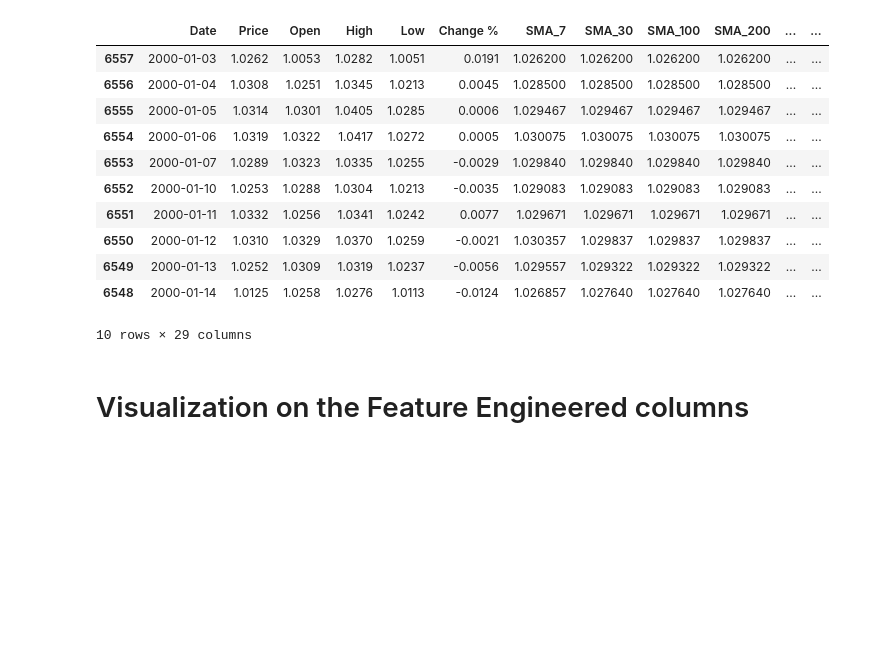
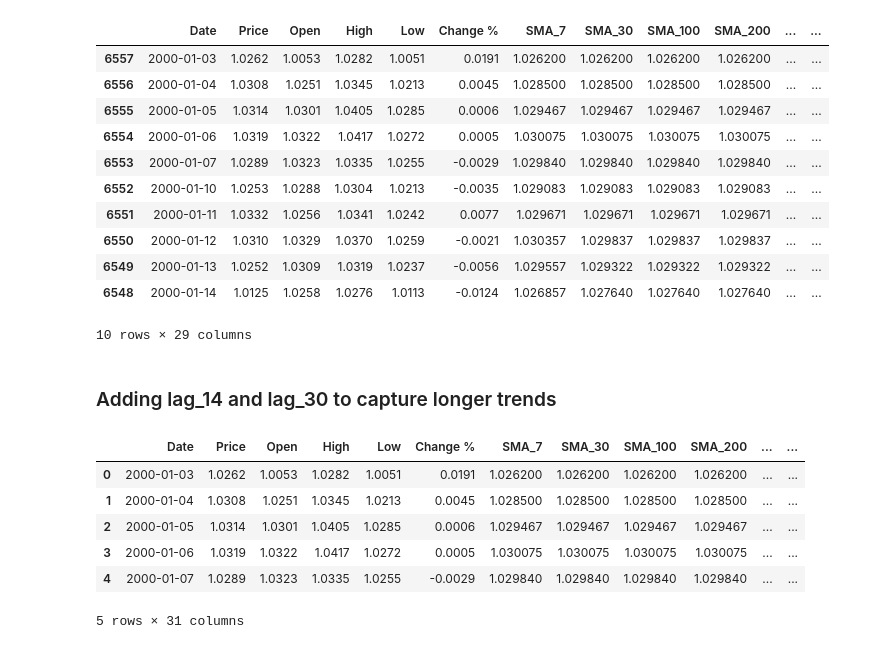
Before and after one commit to Saifansari-ai/eurousd_price_predictor, a Jupyter notebook: data_analysis.ipynb, the cells around one changed output. Saved outputs shown, nothing was run; the diff lists cells and outputs as text; code cells hidden in the pictures; blank space fills up the shorter version.

```diff
--- a/data_analysis.ipynb
+++ b/data_analysis.ipynb
@@ -443,5 +444,20 @@ df.head(10)
 | 6549 | 2000-01-13 | 1.0252 | 1.0309 | 1.0319 | 1.0237 | -0.0056 | 1.029557 | 1.029322 | 1.029322 | 1.029322 | ... | ... |
 | 6548 | 2000-01-14 | 1.0125 | 1.0258 | 1.0276 | 1.0113 | -0.0124 | 1.026857 | 1.027640 | 1.027640 | 1.027640 | ... | ... |
 10 rows × 29 columns
-# %% [markdown]
-# Visualization on the Feature Engineered columns
+# %% [markdown]
+### Adding lag_14 and lag_30 to capture longer trends
+# %%
+df["Lag_14"] = df["Price"].shift(14)
+df["Lag_30"] = df["Price"].shift(30)
+
+# Save the updated dataset
+df.to_csv("EUR_USD_price_2000_2025.csv", index=False)
+df.head()
+# %% [output]
+|  | Date | Price | Open | High | Low | Change % | SMA_7 | SMA_30 | SMA_100 | SMA_200 | ... | ... |
+| 0 | 2000-01-03 | 1.0262 | 1.0053 | 1.0282 | 1.0051 | 0.0191 | 1.026200 | 1.026200 | 1.026200 | 1.026200 | ... | ... |
+| 1 | 2000-01-04 | 1.0308 | 1.0251 | 1.0345 | 1.0213 | 0.0045 | 1.028500 | 1.028500 | 1.028500 | 1.028500 | ... | ... |
+| 2 | 2000-01-05 | 1.0314 | 1.0301 | 1.0405 | 1.0285 | 0.0006 | 1.029467 | 1.029467 | 1.029467 | 1.029467 | ... | ... |
+| 3 | 2000-01-06 | 1.0319 | 1.0322 | 1.0417 | 1.0272 | 0.0005 | 1.030075 | 1.030075 | 1.030075 | 1.030075 | ... | ... |
+| 4 | 2000-01-07 | 1.0289 | 1.0323 | 1.0335 | 1.0255 | -0.0029 | 1.029840 | 1.029840 | 1.029840 | 1.029840 | ... | ... |
+5 rows × 31 columns
```
Also changed, not shown: parts of 6 cells of this notebook.
